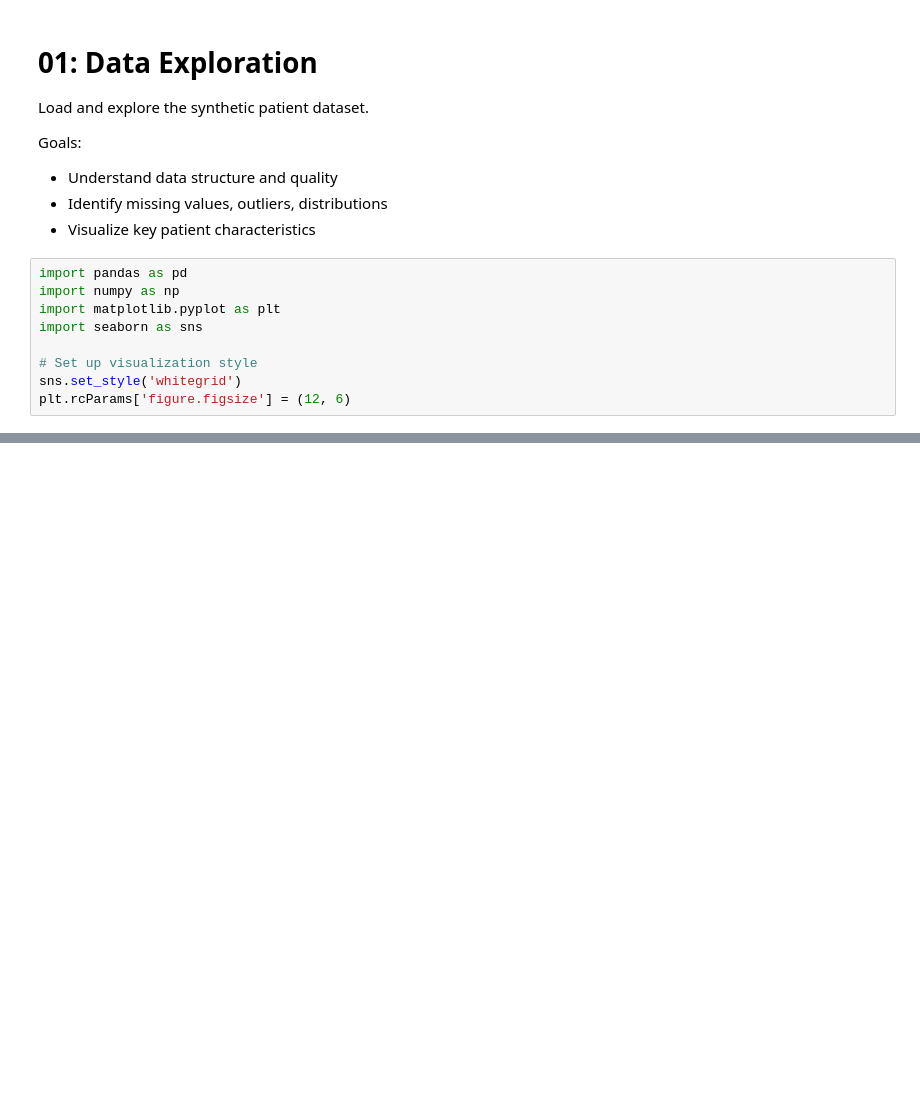
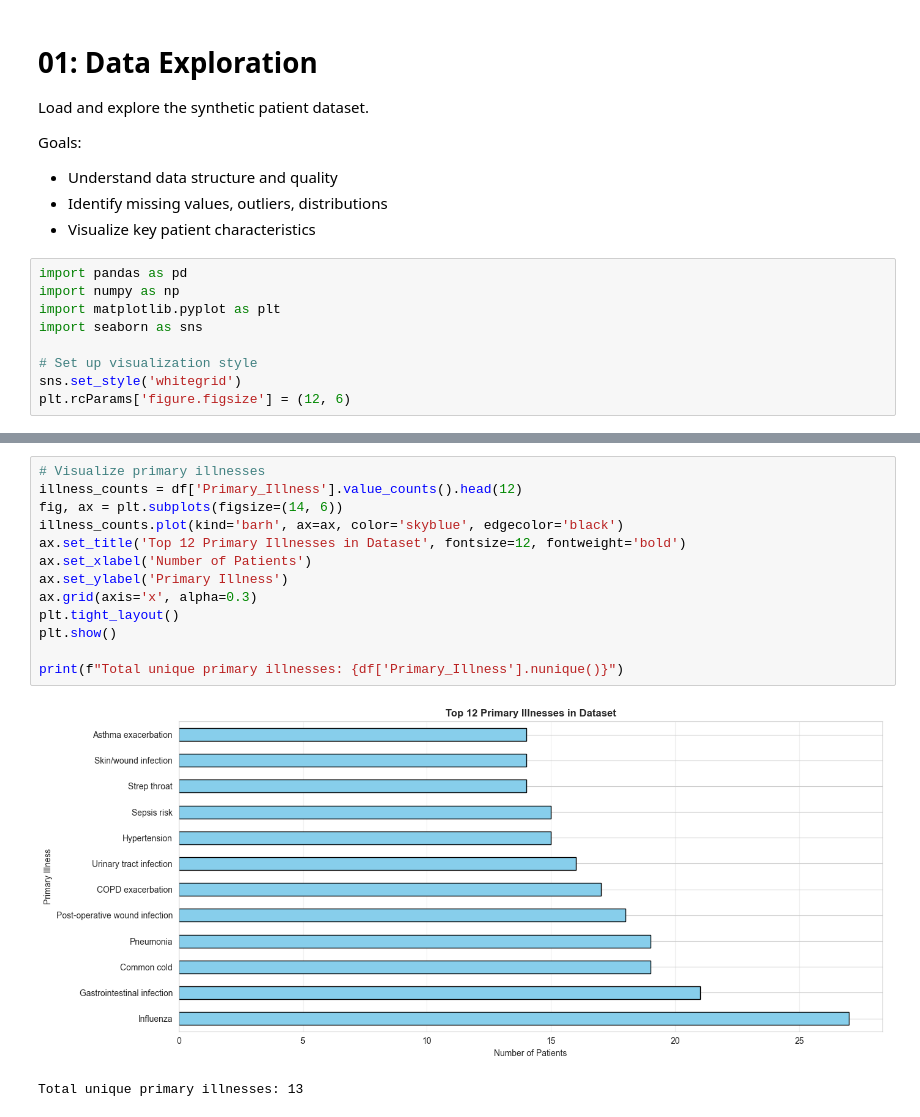
Before and after one commit to SrijanGupta65/Personal-Projects, a Jupyter notebook: AI-Pharmaceutical-Bioinformatics/notebooks/01_data_exploration.ipynb, the cells around one changed output, grey strips where cells are left out. Saved outputs shown, nothing was run; the diff lists cells and outputs as text; blank space fills up the shorter version.

```diff
--- a/AI-Pharmaceutical-Bioinformatics/notebooks/01_data_exploration.ipynb
+++ b/AI-Pharmaceutical-Bioinformatics/notebooks/01_data_exploration.ipynb
@@ -37,0 +165,16 @@ plt.rcParams['figure.figsize'] = (12, 6)
+# %%
+# Visualize primary illnesses
+illness_counts = df['Primary_Illness'].value_counts().head(12)
+fig, ax = plt.subplots(figsize=(14, 6))
+illness_counts.plot(kind='barh', ax=ax, color='skyblue', edgecolor='black')
+ax.set_title('Top 12 Primary Illnesses in Dataset', fontsize=12, fontweight='bold')
+ax.set_xlabel('Number of Patients')
+ax.set_ylabel('Primary Illness')
+ax.grid(axis='x', alpha=0.3)
+plt.tight_layout()
+plt.show()
+
+print(f"Total unique primary illnesses: {df['Primary_Illness'].nunique()}")
+# %% [output]
+[figure, added]
+Total unique primary illnesses: 13
```
Also changed, not shown: parts of 11 cells of this notebook, 10 other files.
